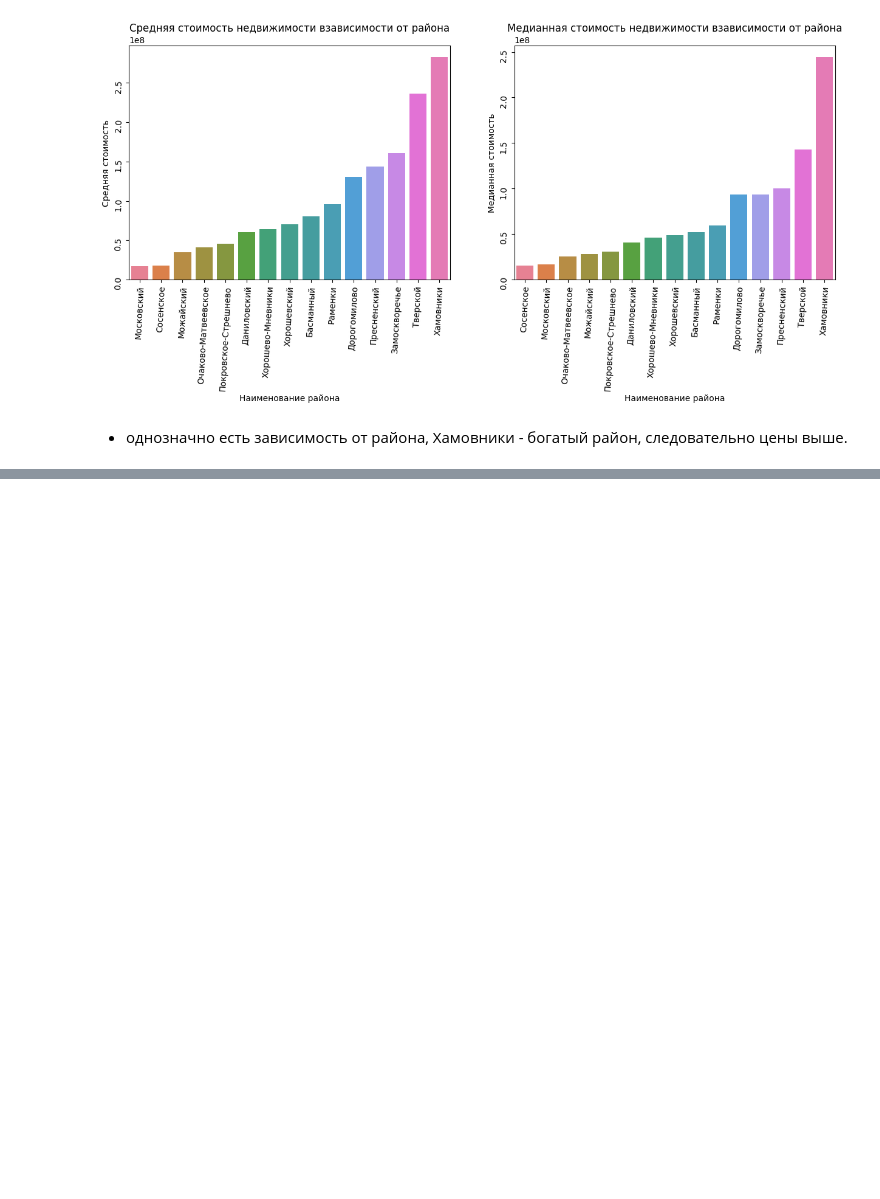
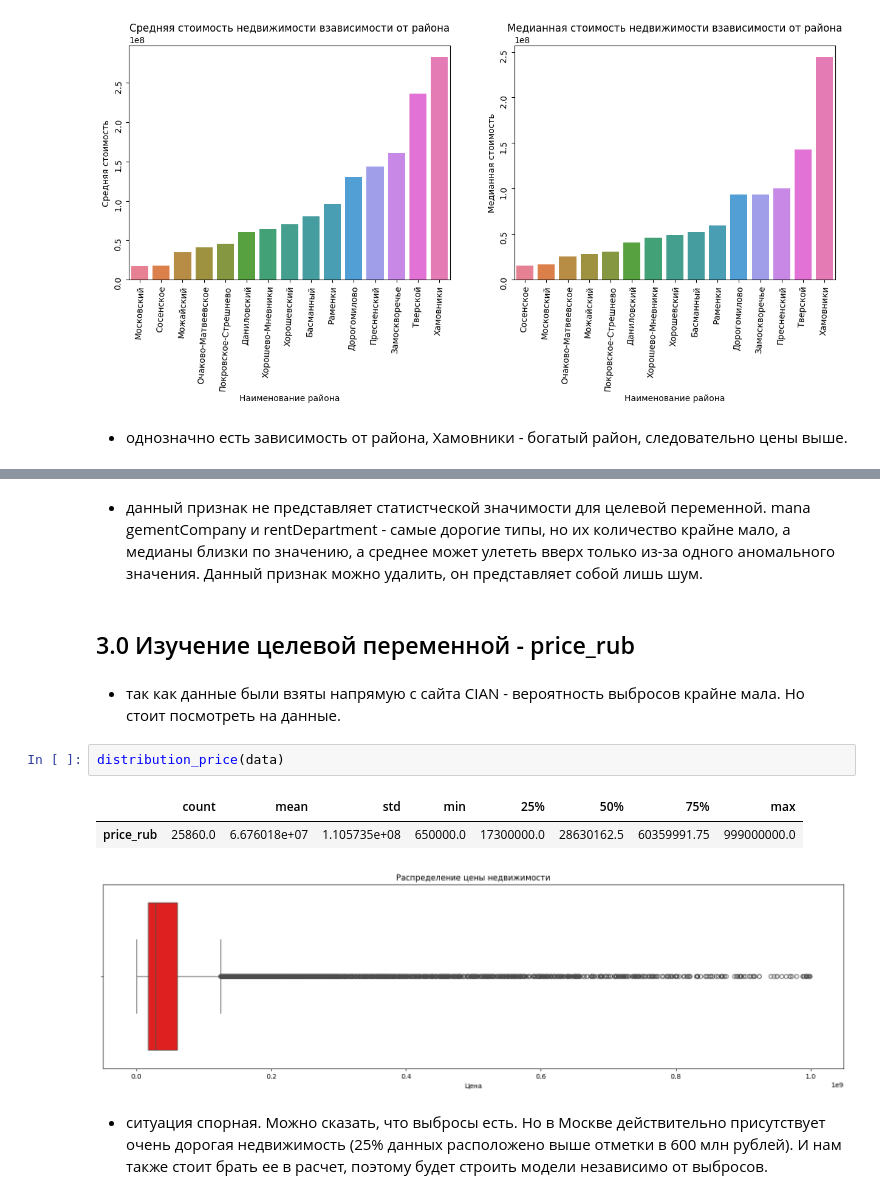
Before and after one commit to lopa8in/PROJECT-CIAN, a Jupyter notebook: Работа с данными/SHOW_EDA.ipynb, the cells around one changed output, grey strips where cells are left out. Saved outputs shown, nothing was run; the diff lists cells and outputs as text; blank space fills up the shorter version.

```diff
--- a/Работа с данными/SHOW_EDA.ipynb
+++ b/Работа с данными/SHOW_EDA.ipynb
@@ -109,0 +215,14 @@ sns.barplot(data=a, x='district', y='price_rub')
+# %% [markdown]
+* данный признак не представляет статистческой значимости для целевой переменной. mana gementCompany и rentDepartment - самые дорогие типы, но их количество крайне мало, a медианы близки по значению, а среднее может улететь вверх только из-за одного аномального значения. Данный признак можно удалить, он представляет собой лишь шум.
+# %% [markdown]
+<h2>3.0 Изучение целевой переменной - price_rub</h2>
+# %% [markdown]
+* так как данные были взяты напрямую с сайта CIAN - вероятность выбросов крайне мала. Но стоит посмотреть на данные.
+# %%
+distribution_price(data)
+# %% [output]
+|  | count | mean | std | min | 25% | 50% | 75% | max |
+| price_rub | 25860.0 | 6.676018e+07 | 1.105735e+08 | 650000.0 | 17300000.0 | 28630162.5 | 60359991.75 | 999000000.0 |
+[figure, added]
+# %% [markdown]
+* ситуация спорная. Можно сказать, что выбросы есть. Но в Москве действительно присутствует очень дорогая недвижимость (25% данных расположено выше отметки в 600 млн рублей). И нам также стоит брать ее в расчет, поэтому будет строить модели независимо от выбросов.
```
Also changed, not shown: parts of 21 cells of this notebook, 22 other files.
